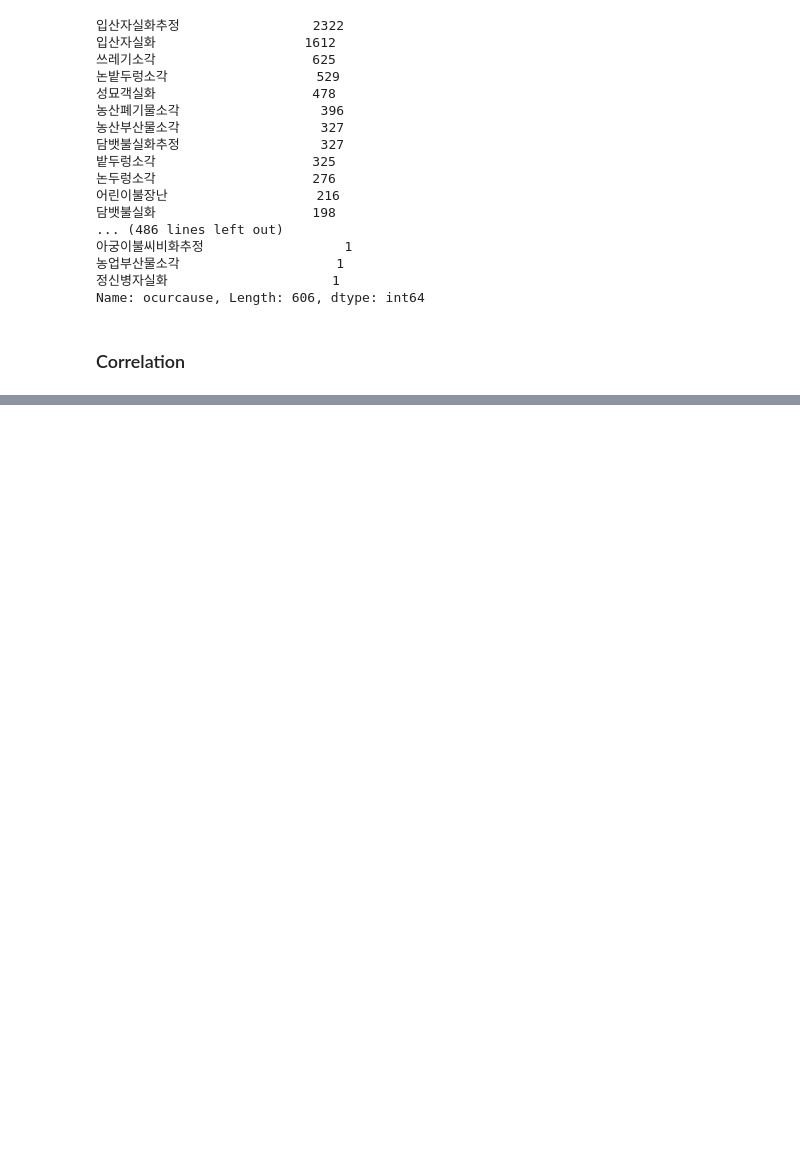
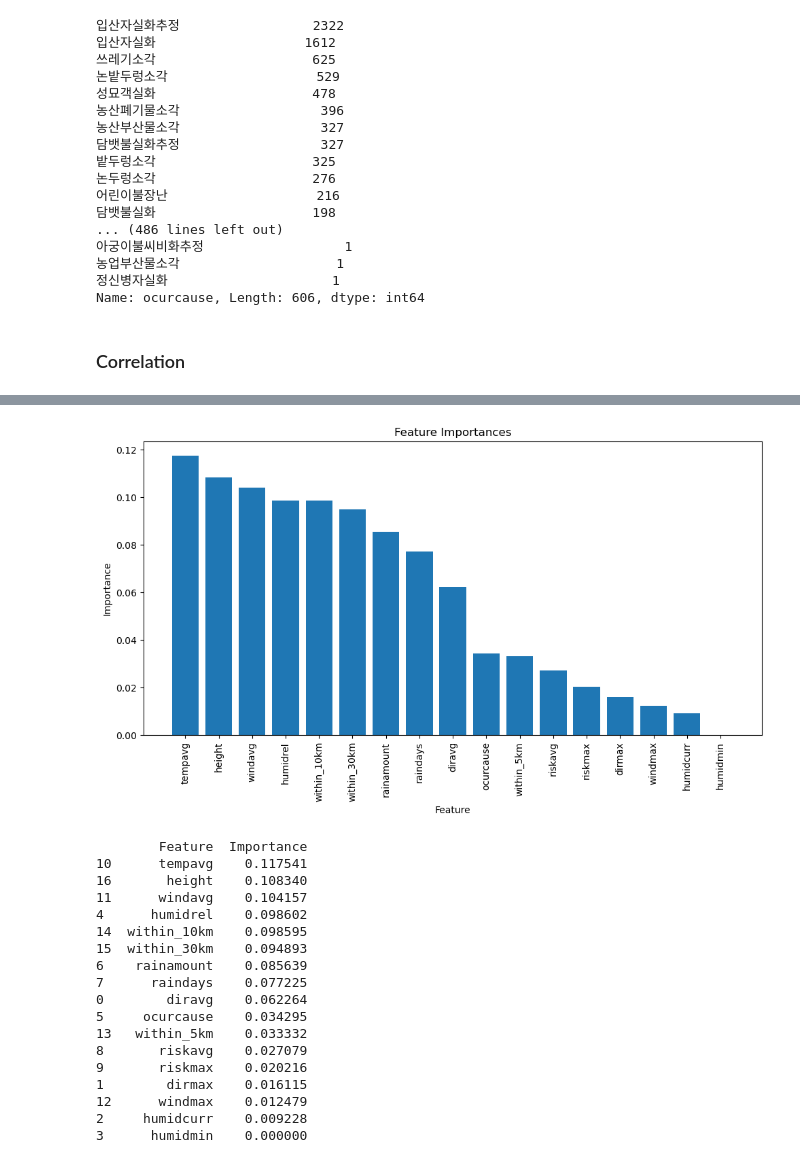
Before and after one commit to Jaezic/23_Data_Science, a Jupyter notebook: dataset/preprocess/feature_engineering.ipynb, the cells around one changed output, grey strips where cells are left out. Saved outputs shown, nothing was run; the diff lists cells and outputs as text; code cells hidden in the pictures; blank space fills up the shorter version.

```diff
--- a/dataset/preprocess/feature_engineering.ipynb
+++ b/dataset/preprocess/feature_engineering.ipynb
@@ -91,0 +96,50 @@ plt.show()
+# %%
+# Separate the features (X) and the target variable (y)
+X = df.drop('scale_damage', axis=1)  # Exclude the target variable
+y = df['scale_damage']  # Target variable
+
+# Create a Random Forest regressor model and fit the data
+rf = RandomForestRegressor(random_state=42)
+rf.fit(X, y)
+
+# Get feature importances
+feature_importances = rf.feature_importances_
+
+# Create a DataFrame with feature names and importance scores
+importance_df = pd.DataFrame({'Feature': X.columns, 'Importance': feature_importances})
+
+# Sort the DataFrame by importance scores in descending order
+importance_df = importance_df.sort_values(by='Importance', ascending=False)
+
+
+plt.figure(figsize=(10, 6))
+plt.bar(importance_df['Feature'], importance_df['Importance'])
+plt.xticks(rotation=90)
+plt.xlabel('Feature')
+plt.ylabel('Importance')
+plt.title('Feature Importances')
+plt.tight_layout()
+plt.show()
+
+# Print the feature importance in descending order
+print(importance_df.sort_values(by='Importance', ascending=False))
+# %% [output]
+[figure, added]
+        Feature  Importance
+10      tempavg    0.117541
+16       height    0.108340
+11      windavg    0.104157
+4      humidrel    0.098602
+14  within_10km    0.098595
+15  within_30km    0.094893
+6    rainamount    0.085639
+7      raindays    0.077225
+0        diravg    0.062264
+5     ocurcause    0.034295
+13   within_5km    0.033332
+8       riskavg    0.027079
+9       riskmax    0.020216
+1        dirmax    0.016115
+12      windmax    0.012479
+2     humidcurr    0.009228
+3      humidmin    0.000000
```
Also changed, not shown: parts of 4 cells of this notebook, 28 other files.
